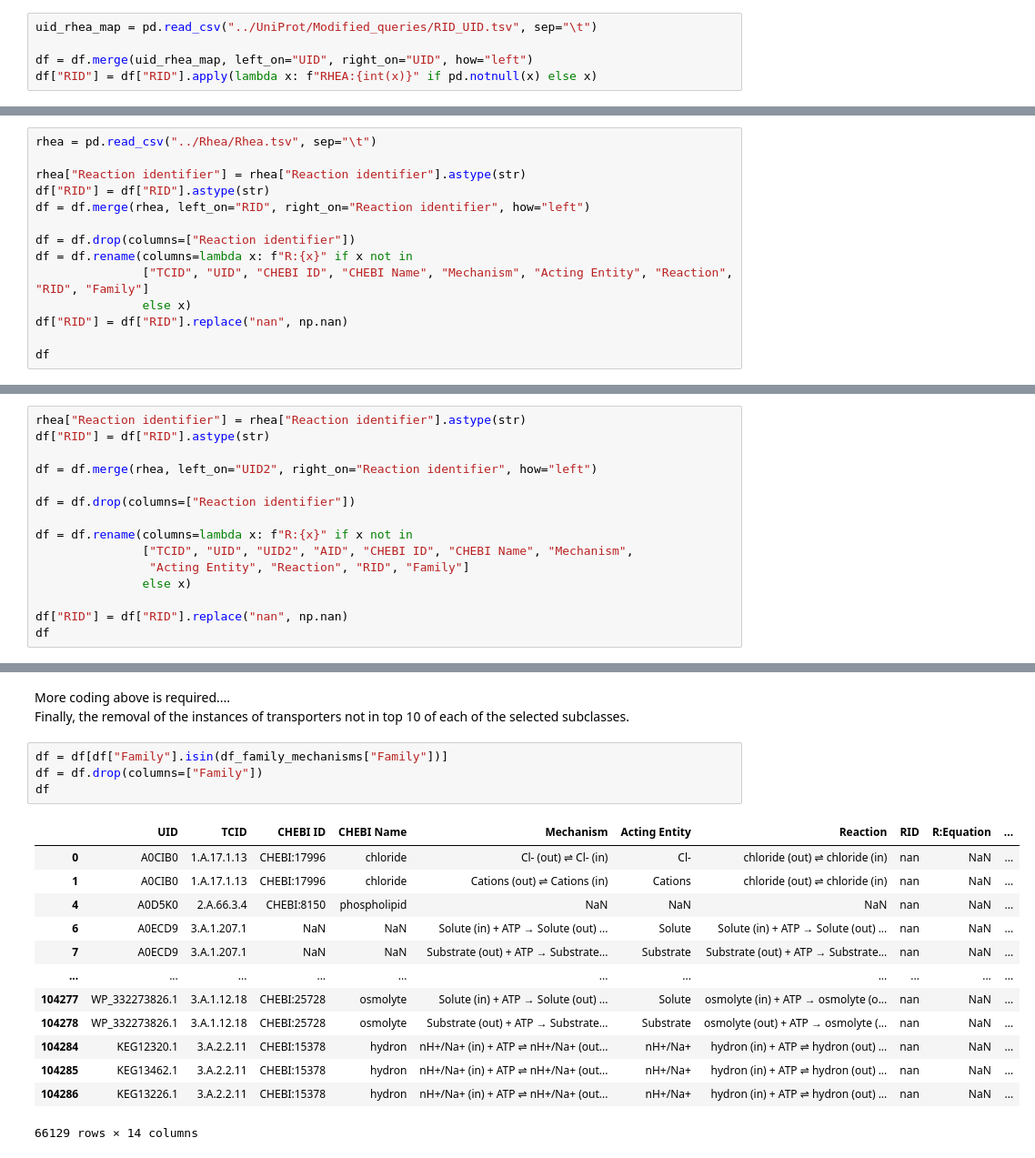
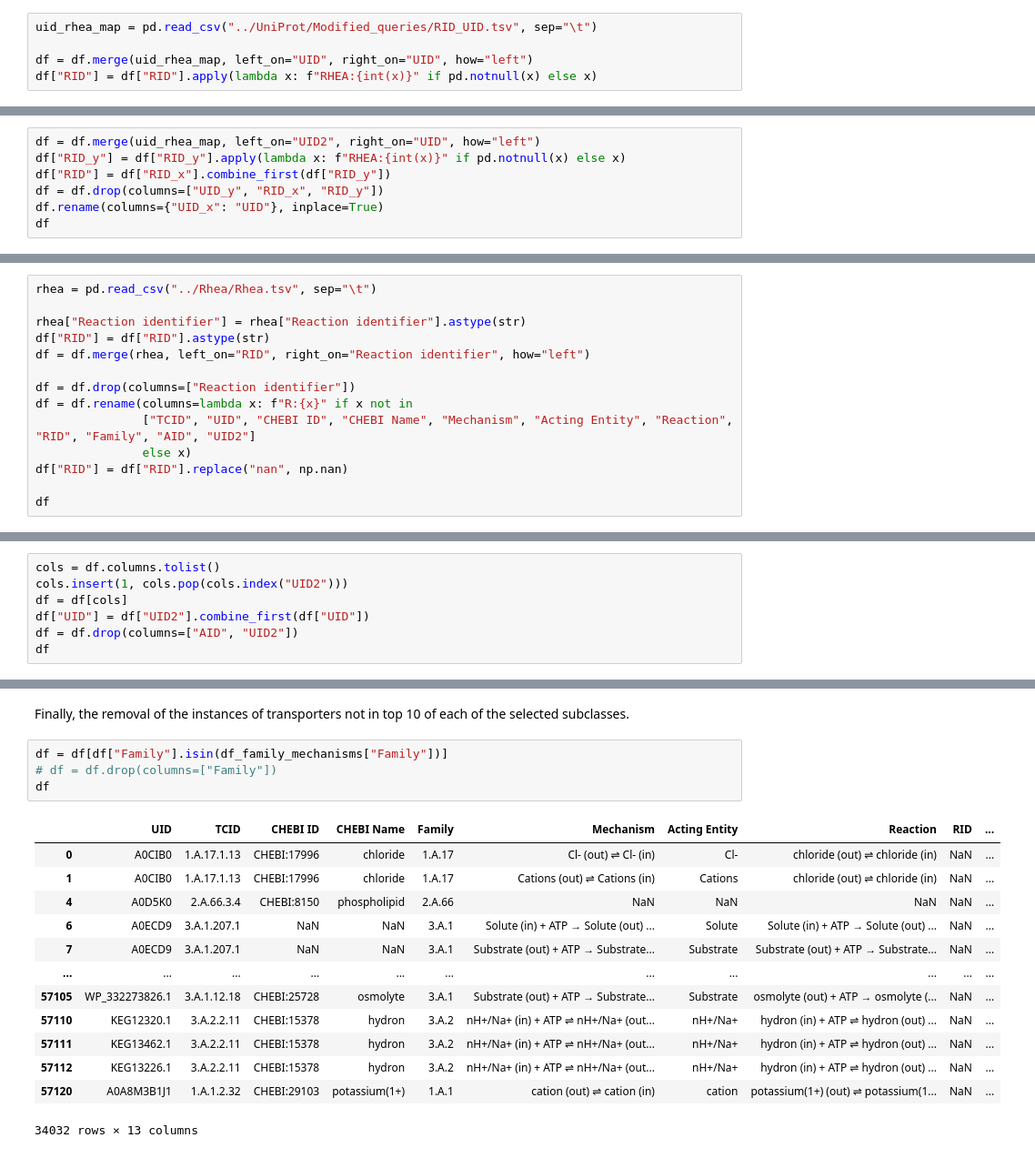
Before and after one commit to blandro/master-project, a Jupyter notebook: Approach 1/main1.ipynb, the cells around one changed output, grey strips where cells are left out. Shown: that part at 91% size. Saved outputs shown, nothing was run; the diff lists cells and outputs as text.

```diff
--- a/Approach 1/main1.ipynb
+++ b/Approach 1/main1.ipynb
@@ -117,14 +114,0 @@ The Rhea data is obtained from rhea-db.org 27.01.25, and can be found in the Rhe
-# %%
-rhea = pd.read_csv("../Rhea/Rhea.tsv", sep="\t")
-
-rhea["Reaction identifier"] = rhea["Reaction identifier"].astype(str)
-df["RID"] = df["RID"].astype(str)
-df = df.merge(rhea, left_on="RID", right_on="Reaction identifier", how="left")
-
-df = df.drop(columns=["Reaction identifier"])
-df = df.rename(columns=lambda x: f"R:{x}" if x not in
-               ["TCID", "UID", "CHEBI ID", "CHEBI Name", "Mechanism", "Acting Entity", "Reaction", "RID", "Family"]
-               else x)
-df["RID"] = df["RID"].replace("nan", np.nan)
-
-df
@@ -173,0 +144,7 @@ Now mapping UID2-values to RIDs. This will fill up a lot more reactions. Hopeful
+# %%
+df = df.merge(uid_rhea_map, left_on="UID2", right_on="UID", how="left")
+df["RID_y"] = df["RID_y"].apply(lambda x: f"RHEA:{int(x)}" if pd.notnull(x) else x)
+df["RID"] = df["RID_x"].combine_first(df["RID_y"])
+df = df.drop(columns=["UID_y", "RID_x", "RID_y"])
+df.rename(columns={"UID_x": "UID"}, inplace=True)
+df
@@ -174,16 +169,15 @@ Now mapping UID2-values to RIDs. This will fill up a lot more reactions. Hopeful
 # %%
+rhea = pd.read_csv("../Rhea/Rhea.tsv", sep="\t")
+
 rhea["Reaction identifier"] = rhea["Reaction identifier"].astype(str)
 df["RID"] = df["RID"].astype(str)
-
-df = df.merge(rhea, left_on="UID2", right_on="Reaction identifier", how="left")
+df = df.merge(rhea, left_on="RID", right_on="Reaction identifier", how="left")
 
 df = df.drop(columns=["Reaction identifier"])
+df = df.rename(columns=lambda x: f"R:{x}" if x not in
+               ["TCID", "UID", "CHEBI ID", "CHEBI Name", "Mechanism", "Acting Entity", "Reaction", "RID", "Family", "AID", "UID2"]
+               else x)
+df["RID"] = df["RID"].replace("nan", np.nan)
 
-df = df.rename(columns=lambda x: f"R:{x}" if x not in
-               ["TCID", "UID", "UID2", "AID", "CHEBI ID", "CHEBI Name", "Mechanism",
-                "Acting Entity", "Reaction", "RID", "Family"]
-               else x)
-
-df["RID"] = df["RID"].replace("nan", np.nan)
 df
 # %% [output]
@@ -202,0 +200,7 @@ df
+# %%
+cols = df.columns.tolist()
+cols.insert(1, cols.pop(cols.index("UID2")))
+df = df[cols]
+df["UID"] = df["UID2"].combine_first(df["UID"])
+df = df.drop(columns=["AID", "UID2"])
+df
@@ -203,21 +221,20 @@ df
 # %% [markdown]
-More coding above is required....\
 Finally, the removal of the instances of transporters not in top 10 of each of the selected subclasses.
 # %%
 df = df[df["Family"].isin(df_family_mechanisms["Family"])]
-df = df.drop(columns=["Family"])
+# df = df.drop(columns=["Family"])
 df
 # %% [output]
-|  | UID | TCID | CHEBI ID | CHEBI Name | Mechanism | Acting Entity | Reaction | RID | R:Equation | ... |
-| 0 | A0CIB0 | 1.A.17.1.13 | CHEBI:17996 | chloride | Cl- (out) ⇌ Cl- (in) | Cl- | chloride (out) ⇌ chloride (in) | nan | NaN | ... |
-| 1 | A0CIB0 | 1.A.17.1.13 | CHEBI:17996 | chloride | Cations (out) ⇌ Cations (in) | Cations | chloride (out) ⇌ chloride (in) | nan | NaN | ... |
-| 4 | A0D5K0 | 2.A.66.3.4 | CHEBI:8150 | phospholipid | NaN | NaN | NaN | nan | NaN | ... |
-| 6 | A0ECD9 | 3.A.1.207.1 | NaN | NaN | Solute (in) + ATP → Solute (out) ... | Solute | Solute (in) + ATP → Solute (out) ... | nan | NaN | ... |
-| 7 | A0ECD9 | 3.A.1.207.1 | NaN | NaN | Substrate (out) + ATP → Substrate... | Substrate | Substrate (out) + ATP → Substrate... | nan | NaN | ... |
+|  | UID | TCID | CHEBI ID | CHEBI Name | Family | Mechanism | Acting Entity | Reaction | RID | ... |
+| 0 | A0CIB0 | 1.A.17.1.13 | CHEBI:17996 | chloride | 1.A.17 | Cl- (out) ⇌ Cl- (in) | Cl- | chloride (out) ⇌ chloride (in) | NaN | ... |
+| 1 | A0CIB0 | 1.A.17.1.13 | CHEBI:17996 | chloride | 1.A.17 | Cations (out) ⇌ Cations (in) | Cations | chloride (out) ⇌ chloride (in) | NaN | ... |
+| 4 | A0D5K0 | 2.A.66.3.4 | CHEBI:8150 | phospholipid | 2.A.66 | NaN | NaN | NaN | NaN | ... |
+| 6 | A0ECD9 | 3.A.1.207.1 | NaN | NaN | 3.A.1 | Solute (in) + ATP → Solute (out) ... | Solute | Solute (in) + ATP → Solute (out) ... | NaN | ... |
+| 7 | A0ECD9 | 3.A.1.207.1 | NaN | NaN | 3.A.1 | Substrate (out) + ATP → Substrate... | Substrate | Substrate (out) + ATP → Substrate... | NaN | ... |
 | ... | ... | ... | ... | ... | ... | ... | ... | ... | ... | ... |
-| 104277 | WP_332273826.1 | 3.A.1.12.18 | CHEBI:25728 | osmolyte | Solute (in) + ATP → Solute (out) ... | Solute | osmolyte (in) + ATP → osmolyte (o... | nan | NaN | ... |
-| 104278 | WP_332273826.1 | 3.A.1.12.18 | CHEBI:25728 | osmolyte | Substrate (out) + ATP → Substrate... | Substrate | osmolyte (out) + ATP → osmolyte (... | nan | NaN | ... |
-| 104284 | KEG12320.1 | 3.A.2.2.11 | CHEBI:15378 | hydron | nH+/Na+ (in) + ATP ⇌ nH+/Na+ (out... | nH+/Na+ | hydron (in) + ATP ⇌ hydron (out) ... | nan | NaN | ... |
-| 104285 | KEG13462.1 | 3.A.2.2.11 | CHEBI:15378 | hydron | nH+/Na+ (in) + ATP ⇌ nH+/Na+ (out... | nH+/Na+ | hydron (in) + ATP ⇌ hydron (out) ... | nan | NaN | ... |
-| 104286 | KEG13226.1 | 3.A.2.2.11 | CHEBI:15378 | hydron | nH+/Na+ (in) + ATP ⇌ nH+/Na+ (out... | nH+/Na+ | hydron (in) + ATP ⇌ hydron (out) ... | nan | NaN | ... |
+| 57105 | WP_332273826.1 | 3.A.1.12.18 | CHEBI:25728 | osmolyte | 3.A.1 | Substrate (out) + ATP → Substrate... | Substrate | osmolyte (out) + ATP → osmolyte (... | NaN | ... |
+| 57110 | KEG12320.1 | 3.A.2.2.11 | CHEBI:15378 | hydron | 3.A.2 | nH+/Na+ (in) + ATP ⇌ nH+/Na+ (out... | nH+/Na+ | hydron (in) + ATP ⇌ hydron (out) ... | NaN | ... |
+| 57111 | KEG13462.1 | 3.A.2.2.11 | CHEBI:15378 | hydron | 3.A.2 | nH+/Na+ (in) + ATP ⇌ nH+/Na+ (out... | nH+/Na+ | hydron (in) + ATP ⇌ hydron (out) ... | NaN | ... |
+| 57112 | KEG13226.1 | 3.A.2.2.11 | CHEBI:15378 | hydron | 3.A.2 | nH+/Na+ (in) + ATP ⇌ nH+/Na+ (out... | nH+/Na+ | hydron (in) + ATP ⇌ hydron (out) ... | NaN | ... |
+| 57120 | A0A8M3B1J1 | 1.A.1.2.32 | CHEBI:29103 | potassium(1+) | 1.A.1 | cation (out) ⇌ cation (in) | cation | potassium(1+) (out) ⇌ potassium(1... | NaN | ... |
-66129 rows × 14 columns
+34032 rows × 13 columns
```
Also changed, not shown: parts of 13 cells of this notebook.
